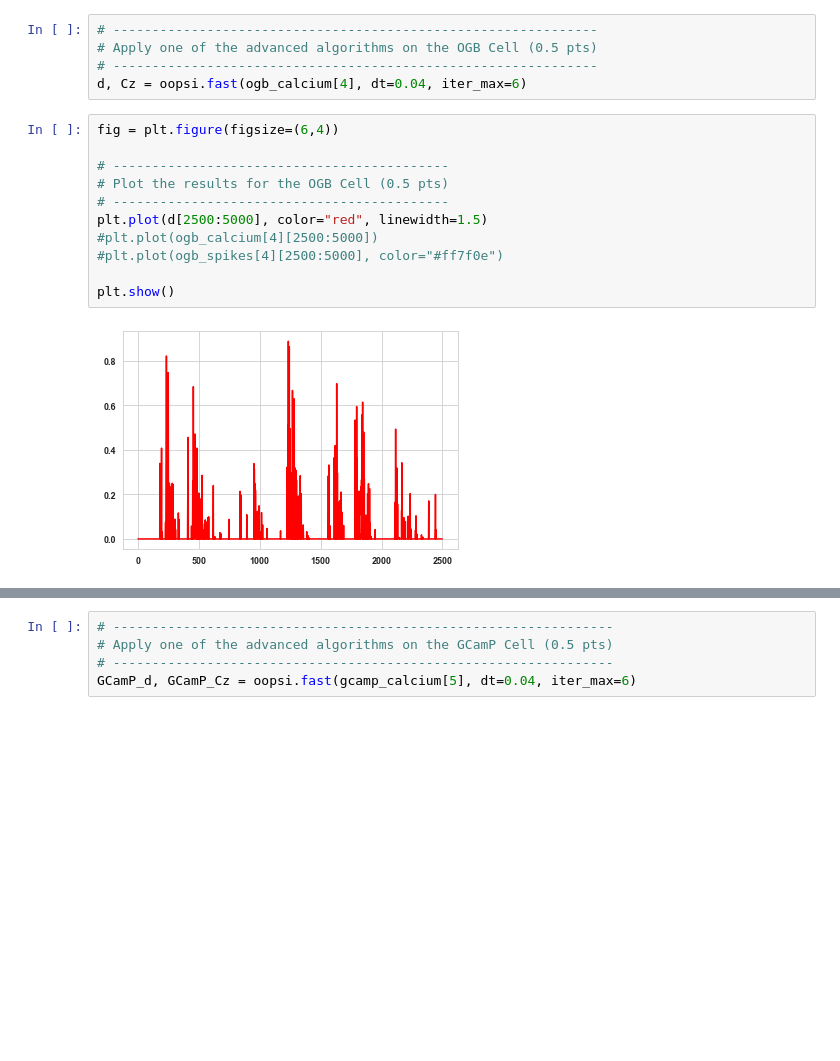
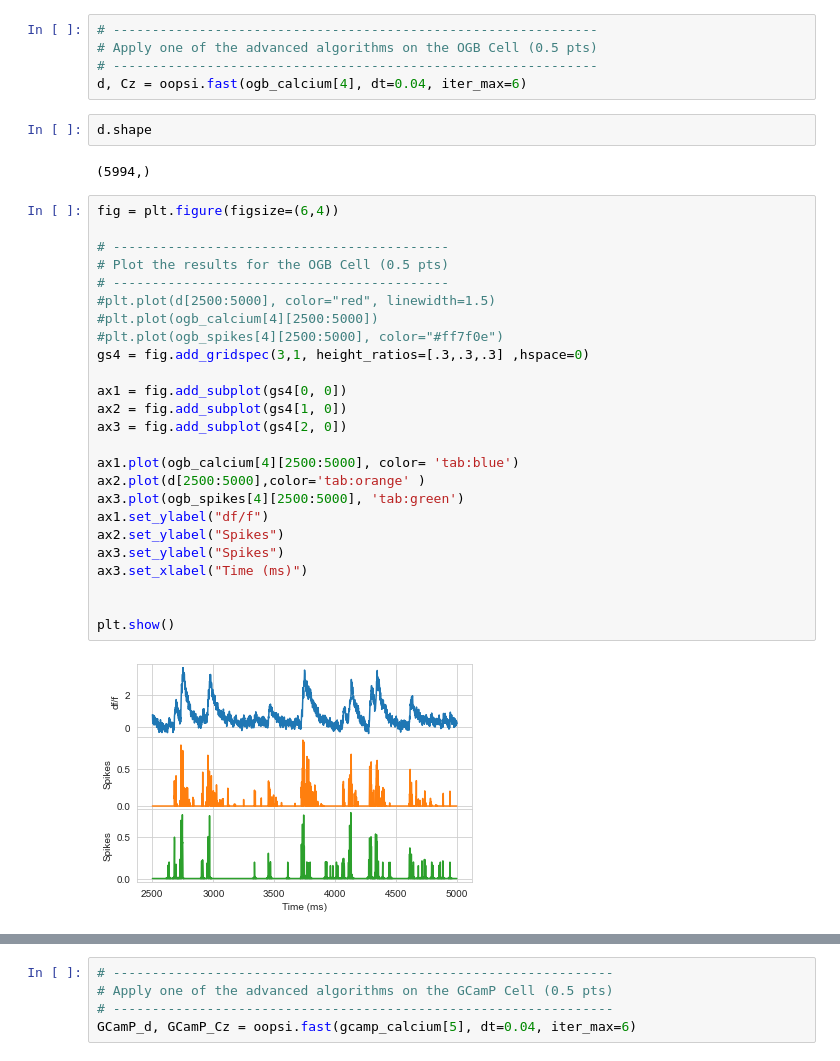
Before and after one commit to mdittschar/NDS, a Jupyter notebook: CodingLab4.ipynb, the cells around one changed output, grey strips where cells are left out. Cells and saved outputs as stored; diff of their text form; blank space fills up the shorter version.

Commit message:
plots task3

```diff
--- a/CodingLab4.ipynb
+++ b/CodingLab4.ipynb
@@ -214,19 +258,37 @@ As reviewed in the lecture, a number of more complex algorithms for inferring sp
 # Apply one of the advanced algorithms on the OGB Cell (0.5 pts)
 # --------------------------------------------------------------
 d, Cz = oopsi.fast(ogb_calcium[4], dt=0.04, iter_max=6)
+# %%
+d.shape
+# %% [output]
+(5994,)
 # %%
 fig = plt.figure(figsize=(6,4))
 
 # -------------------------------------------
 # Plot the results for the OGB Cell (0.5 pts)
 # -------------------------------------------
-plt.plot(d[2500:5000], color="red", linewidth=1.5)
+#plt.plot(d[2500:5000], color="red", linewidth=1.5)
 #plt.plot(ogb_calcium[4][2500:5000])
 #plt.plot(ogb_spikes[4][2500:5000], color="#ff7f0e")
+gs4 = fig.add_gridspec(3,1, height_ratios=[.3,.3,.3] ,hspace=0)
+
+ax1 = fig.add_subplot(gs4[0, 0])
+ax2 = fig.add_subplot(gs4[1, 0])
+ax3 = fig.add_subplot(gs4[2, 0])
+
+ax1.plot(ogb_calcium[4][2500:5000], color= 'tab:blue')
+ax2.plot(d[2500:5000],color='tab:orange' )
+ax3.plot(ogb_spikes[4][2500:5000], 'tab:green')
+ax1.set_ylabel("df/f")
+ax2.set_ylabel("Spikes")
+ax3.set_ylabel("Spikes")
+ax3.set_xlabel("Time (ms)")
+
 
 plt.show()
 # %% [output]
-[figure, old version]
+[figure, new version]
 # %% [markdown]
 ![fig_cl4_t3_0](embedded-picture-1)
 # %%
```
Also changed, not shown: parts of 7 cells of this notebook.
